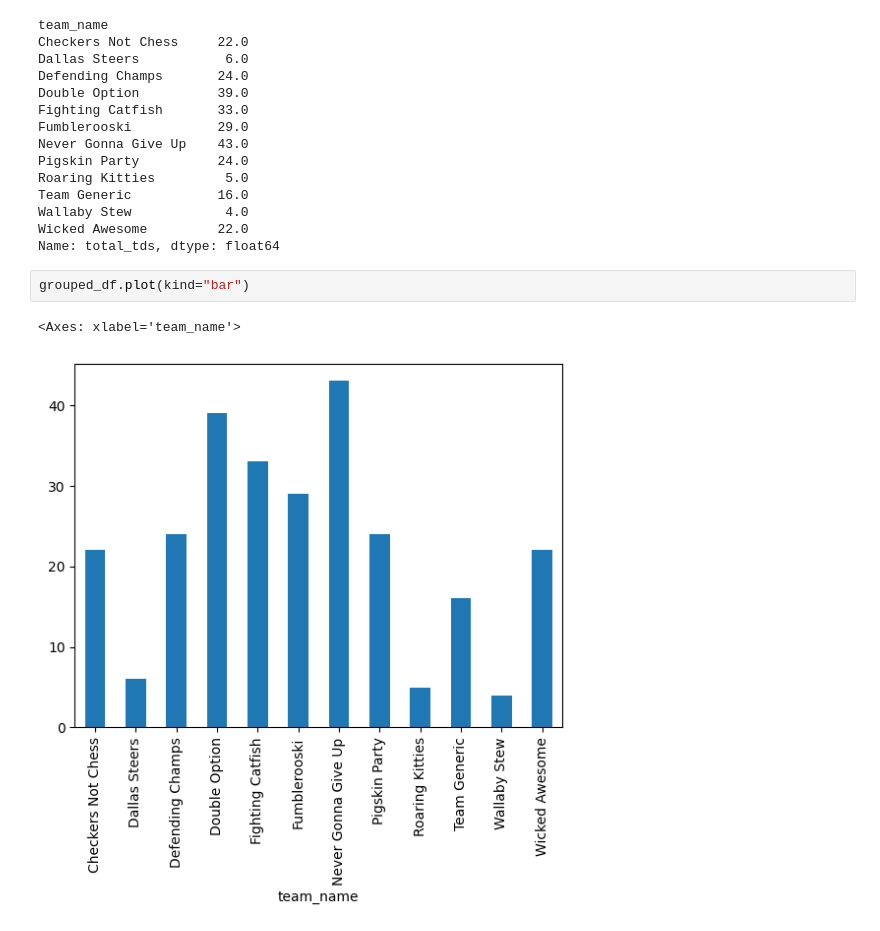
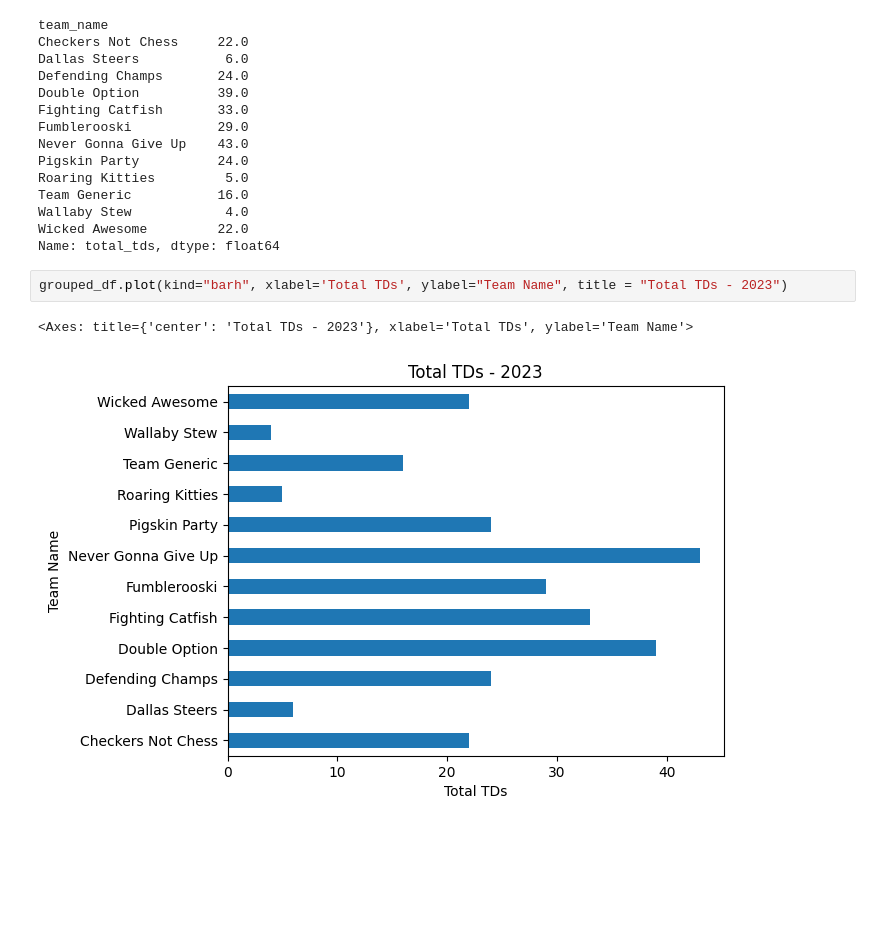
Before and after one commit to Ryandaydev/analytics-project-ch9-first-shot, a Jupyter notebook: chapter9/notebooks/football_notebook.ipynb, the cells around one changed output. Saved outputs shown, nothing was run; the diff lists cells and outputs as text; blank space fills up the shorter version.

```diff
--- a/chapter9/notebooks/football_notebook.ipynb
+++ b/chapter9/notebooks/football_notebook.ipynb
@@ -228,8 +229,8 @@ Team Generic           16.0
 Wallaby Stew            4.0
 Wicked Awesome         22.0
 Name: total_tds, dtype: float64
-# %%
-grouped_df.plot(kind="bar")
-# %% [output]
-<Axes: xlabel='team_name'>
-[figure, removed]
+# %%
+grouped_df.plot(kind="barh", xlabel='Total TDs', ylabel="Team Name", title = "Total TDs - 2023")
+# %% [output]
+<Axes: title={'center': 'Total TDs - 2023'}, xlabel='Total TDs', ylabel='Team Name'>
+[figure, added]
```
Also changed, not shown: parts of 1 cell of this notebook.
